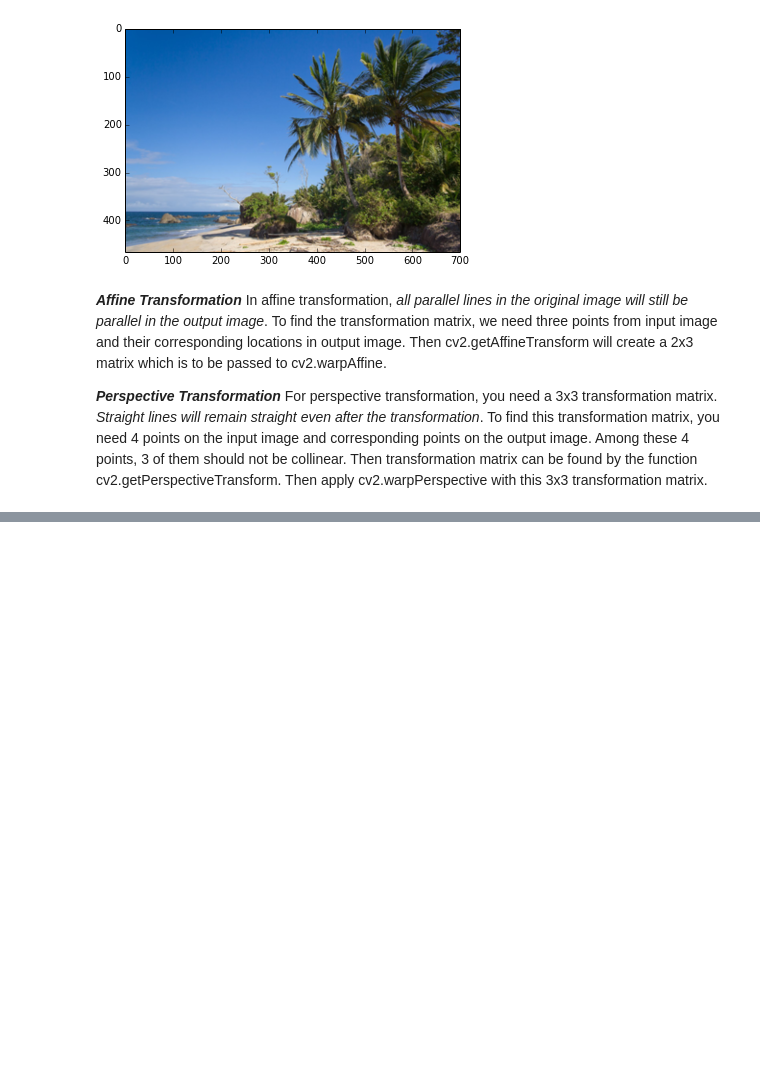
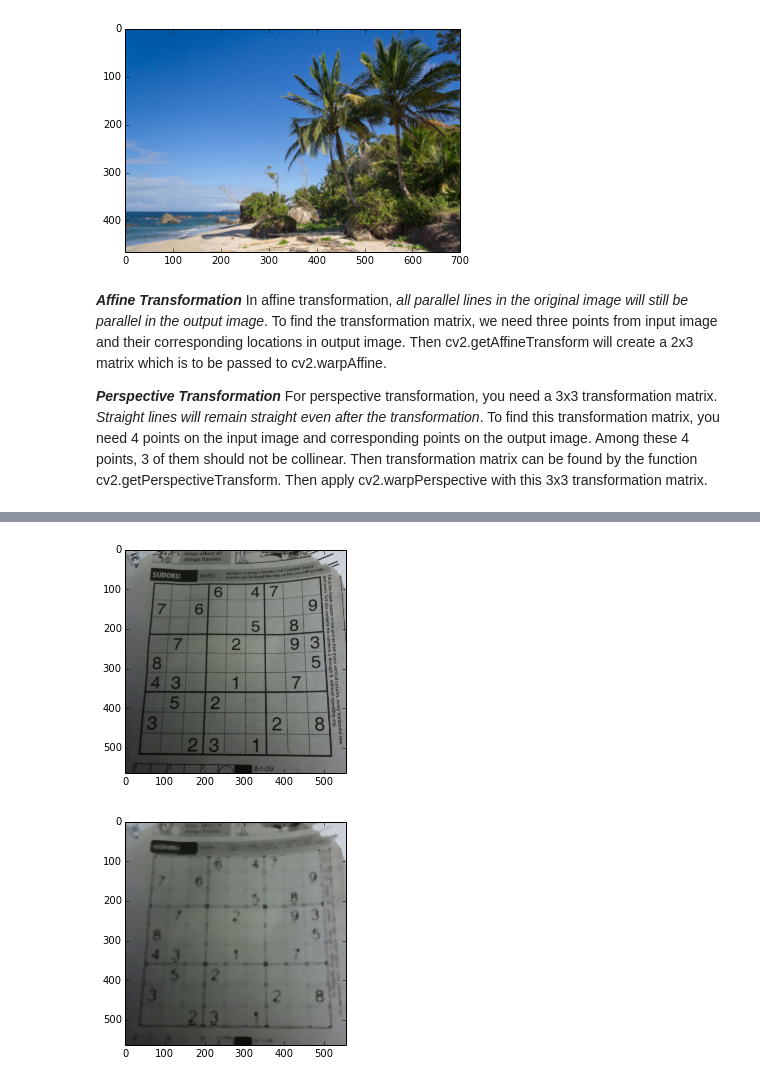
Before and after one commit to dolaameng/tutorials, a Jupyter notebook: opencv-practice/opencv python tutorials 2.ipynb, the cells around one changed output, grey strips where cells are left out. Drawn from its saved outputs; the diff is of its cells as text; code cells hidden in the pictures; blank space fills up the shorter version.

```diff
--- a/opencv-practice/opencv python tutorials 2.ipynb
+++ b/opencv-practice/opencv python tutorials 2.ipynb
@@ -119,0 +169,22 @@ axes[2].set_title("affine transformation")
+# %%
+
+def show_bluring(img, method_f, block_size):
+    plt.imshow(sudoku)
+    plt.figure()
+    if method_f == cv2.blur:
+        blur_img = cv2.blur(img, (block_size, block_size))
+    elif method_f == cv2.GaussianBlur:
+        blur_img = cv2.GaussianBlur(img, (block_size, block_size), 0)
+    elif method_f == cv2.medianBlur:
+        blur_img = cv2.medianBlur(img, block_size)
+    else:
+        raise ValueError("Unknown method")
+    plt.imshow(blur_img)
+
+methods = dict(zip(["blur", "gaussian", "median"], [cv2.blur, cv2.GaussianBlur, cv2.medianBlur]))
+widgets.interact(show_bluring, img = widgets.fixed(sudoku),
+                 method_f = methods,
+                 block_size = (1, 21, 2))
+# %% [output]
+[figure, added]
+[figure, added]
```
Also changed, not shown: parts of 6 cells of this notebook, 1 other file.
